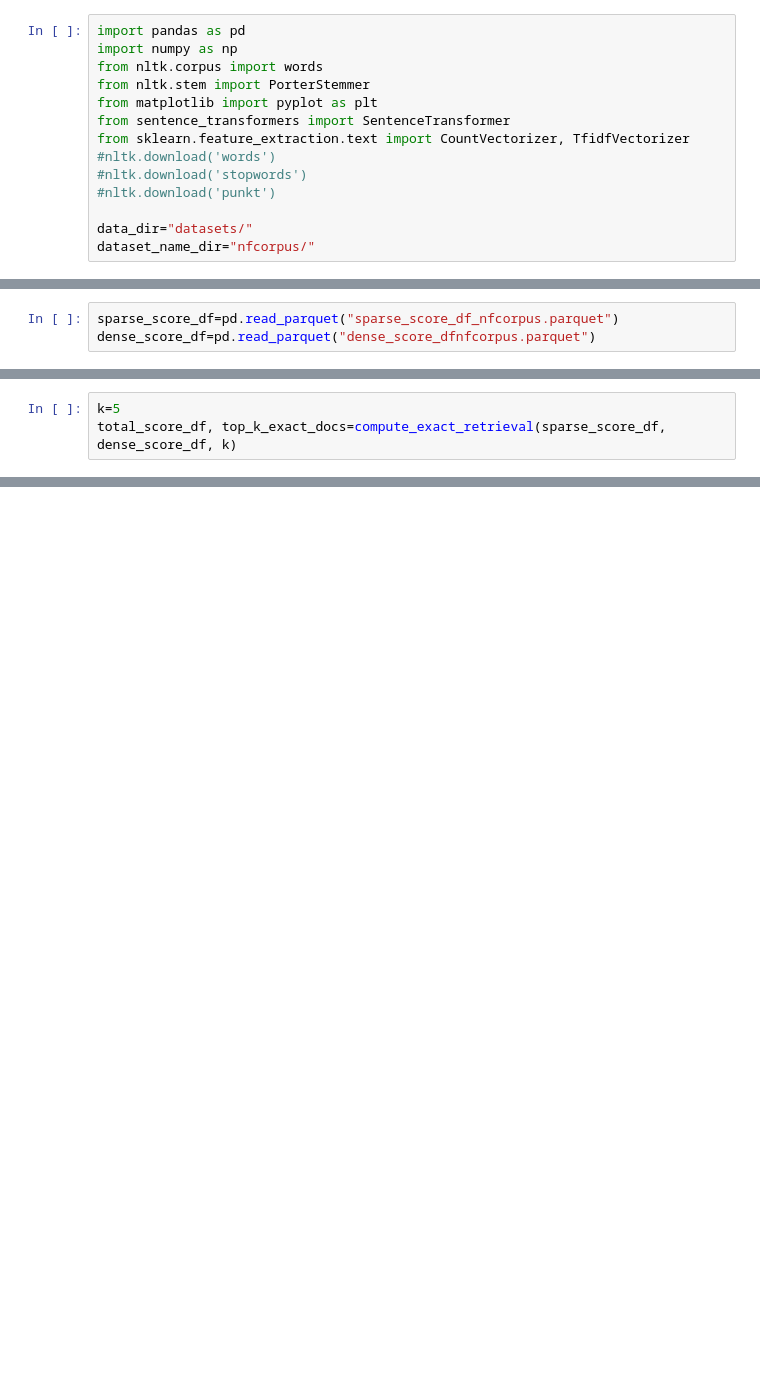
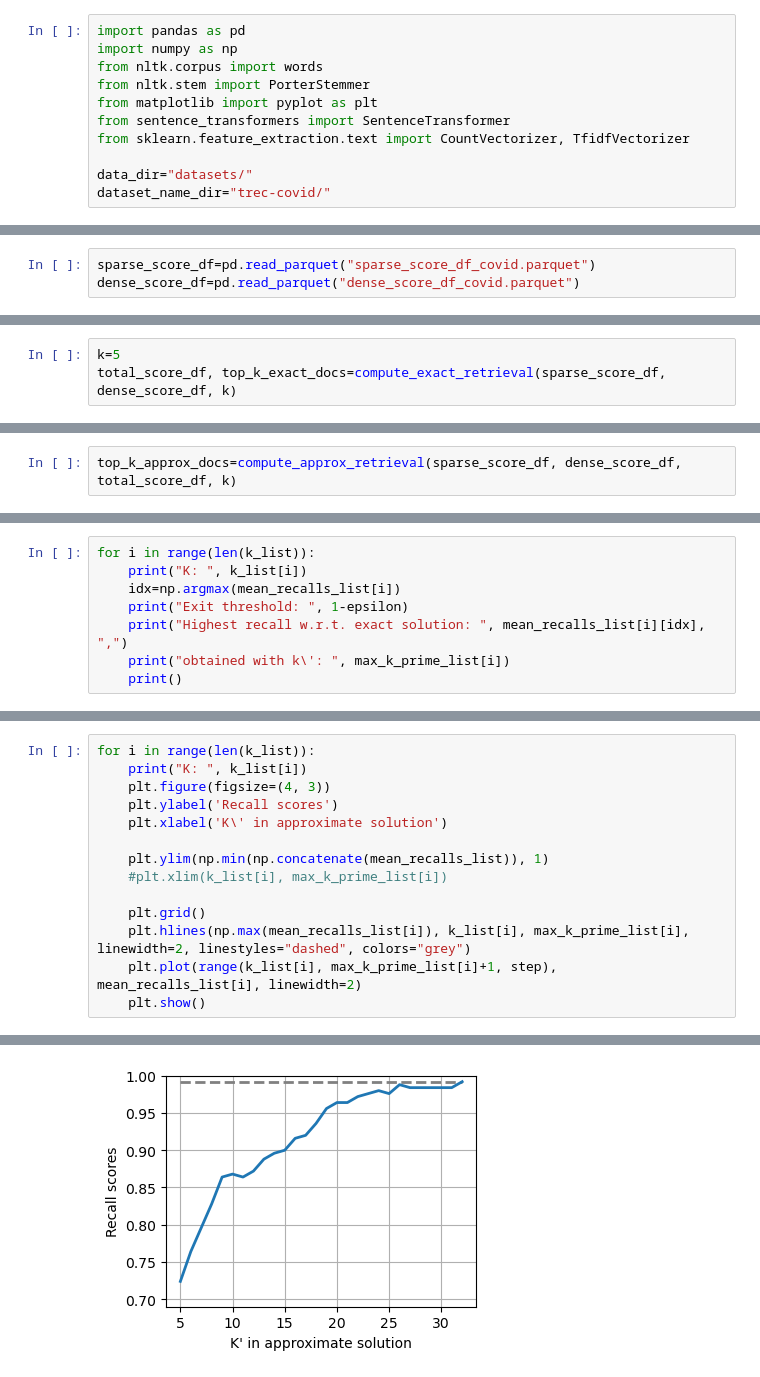
Before and after one commit to MrCosta57/lwmd_projects, a Jupyter notebook: empirical_evals.ipynb, the cells around one changed output, grey strips where cells are left out. Drawn from its saved outputs; the diff is of its cells as text; blank space fills up the shorter version.

```diff
--- a/empirical_evals.ipynb
+++ b/empirical_evals.ipynb
@@ -6,12 +17,9 @@ from nltk.stem import PorterStemmer
 from matplotlib import pyplot as plt
 from sentence_transformers import SentenceTransformer
 from sklearn.feature_extraction.text import CountVectorizer, TfidfVectorizer
-#nltk.download('words')
-#nltk.download('stopwords')
-#nltk.download('punkt')
 
 data_dir="datasets/"
-dataset_name_dir="nfcorpus/"
+dataset_name_dir="trec-covid/"
 # %%
 corpus=pd.read_json(data_dir+dataset_name_dir+"corpus.jsonl", lines=True)
 queries=pd.read_json(data_dir+dataset_name_dir+"queries.jsonl", lines=True)
@@ -96,4 +94,4 @@ dense_score_df.to_parquet("dense_score_dfnfcorpus.parquet")
 ## Top k retrieval
 # %%
-sparse_score_df=pd.read_parquet("sparse_score_df_nfcorpus.parquet")
-dense_score_df=pd.read_parquet("dense_score_dfnfcorpus.parquet")
+sparse_score_df=pd.read_parquet("sparse_score_df_covid.parquet")
+dense_score_df=pd.read_parquet("dense_score_df_covid.parquet")
@@ -122,3 +162,5 @@ def compute_approx_retrieval(sparse_score_df: pd.DataFrame, dense_score_df: pd.D
     top_k_approx_docs=np.array(total_score_df.columns[idx_approx_top_k.reshape(-1)]).reshape(-1, k)
 
     return top_k_approx_docs
+# %%
+top_k_approx_docs=compute_approx_retrieval(sparse_score_df, dense_score_df, total_score_df, k)
@@ -160,0 +201,8 @@ plt.show()
+# %%
+for i in range(len(k_list)):
+    print("K: ", k_list[i])
+    idx=np.argmax(mean_recalls_list[i])
+    print("Exit threshold: ", 1-epsilon)
+    print("Highest recall w.r.t. exact solution: ", mean_recalls_list[i][idx], ",")
+    print("obtained with k\': ", max_k_prime_list[i])
+    print()
@@ -160,0 +224,15 @@ plt.show()
+# %%
+for i in range(len(k_list)):
+    print("K: ", k_list[i])
+    plt.figure(figsize=(4, 3))
+    plt.ylabel('Recall scores')
+    plt.xlabel('K\' in approximate solution')
+
+    plt.ylim(np.min(np.concatenate(mean_recalls_list)), 1)
+    #plt.xlim(k_list[i], max_k_prime_list[i])
+
+    plt.grid()
+    plt.hlines(np.max(mean_recalls_list[i]), k_list[i], max_k_prime_list[i], linewidth=2, linestyles="dashed", colors="grey")
+    plt.plot(range(k_list[i], max_k_prime_list[i]+1, step), mean_recalls_list[i], linewidth=2)
+    plt.show()
+# %% [output]
@@ -160,0 +240 @@ plt.show()
+[figure, added]
```
Also changed, not shown: parts of 31 cells of this notebook, 2 other files.
